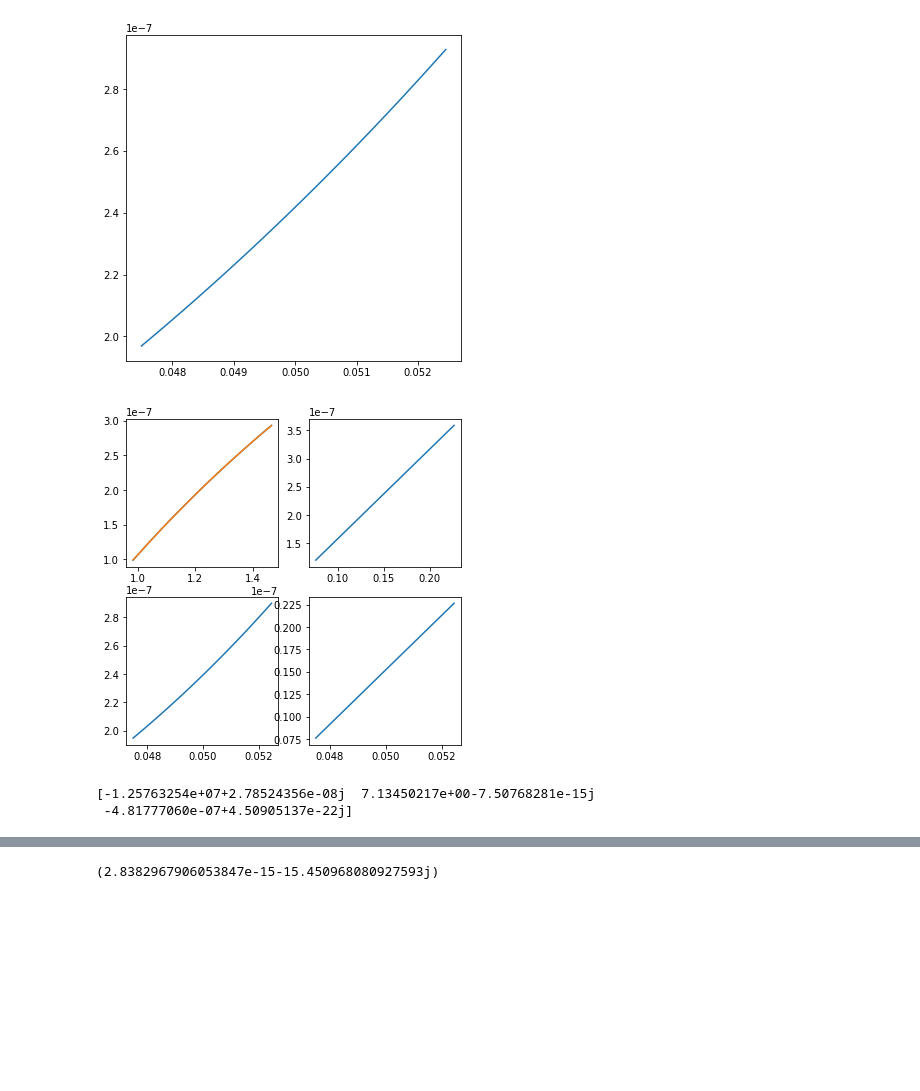
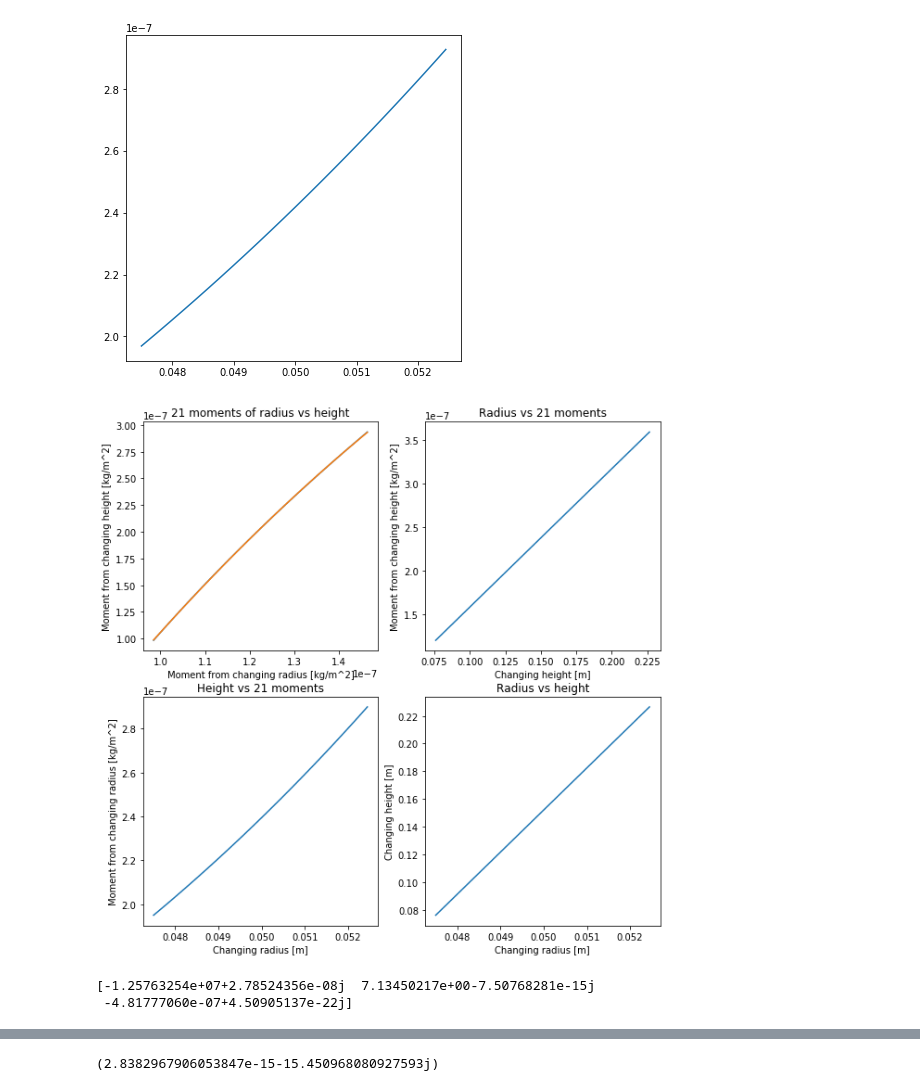
Before and after one commit to JoeyTurn/grav_physics, a Jupyter notebook: GravMomentCalculations.ipynb, the cells around one changed output, grey strips where cells are left out. Saved outputs shown, nothing was run; the diff lists cells and outputs as text; code cells hidden in the pictures; blank space fills up the shorter version.

```diff
--- a/GravMomentCalculations.ipynb
+++ b/GravMomentCalculations.ipynb
@@ -9,13 +9,13 @@ import matplotlib.pyplot as plt
 
 DENSITY = 2700 #aluminum density
 N = 400
-INNER_RAD = .0475
+INNER_RAD = .0475 #can change to make thicker & easier to machine
 OUTER_RAD = .05 #5cm is roughly 2in
 THICK = OUTER_RAD-INNER_RAD
 HEIGHT = .152 #roughly 6in
 BEAM_THICK = np.pi/10 #really beam half angle
 M_FACTOR = 1 #ignore for now
-MASS_SHIFTED_CIRCLE = (DENSITY*THICK*np.pi*(OUTER_RAD-INNER_RAD)**2)
+MASS_SHIFTED_CIRCLE = (DENSITY*THICK*np.pi*(OUTER_RAD-INNER_RAD)**2)/2
 MASS_BEAM = (DENSITY*BEAM_THICK/2*HEIGHT*(OUTER_RAD-INNER_RAD)**2)
 #MASS_LEFTOVER = int((1-M_FACTOR)*TOTAL_MASS) #ignore for now
 # %%
@@ -189,8 +194,10 @@ plt.show()
 
 #looking at both height and radius increments
 momentinc = []
+momentcompinc = []
 for i in range(len(OUTERRADINC)):
     momentplace = []
+    momentcompplace = []
     for j in range(len(HEIGHTINC)):
         #wedge(mass, r1, r2, thickness, half angle, nxy, nz)
         #combines two semicircles into one mass object, semicircles at +- OUTER_RAD/2
@@ -211,28 +218,43 @@ for i in range(len(OUTERRADINC)):
         #calculating moments
         totalmass = np.concatenate([wedgescombined, beamscombined])
         momentplace.append(p2m.qmoment(2, 1, totalmass))
+        momentcompplace.append(p2m.qmoments(2, totalmass))
 
         #printing will cause the output to be massive
-        #print(momentplace[j])
+        print(momentplace[j])
 
     momentinc.append(momentplace)
+    momentcompinc.append(momentcompplace)
 # %%
 #looking at relation between varying height and radius for moments
 
 momentarr = np.array(momentinc) #[j, :] is for changing height with rad j, [:, i] is for changing radius with height i
 
-fig, axs = plt.subplots(2, 2, figsize=(6, 6))
+fig, axs = plt.subplots(2, 2, figsize=(10, 10))
+
 axs[0, 0].plot(momentarr[:, 0], momentarr[0, :]) #plot of moment from changing radius vs moment from changing height
+axs[0, 0].set_title("21 moments of radius vs height")
+axs[0, 0].set_xlabel('Moment from changing radius [kg/m^2]')
+axs[0, 0].set_ylabel('Moment from changing height [kg/m^2]')
 axs[0, 1].plot(HEIGHTINC, momentarr[49, :]) #height changing plot
+axs[0, 1].set_title("Radius vs 21 moments")
+axs[0, 1].set_xlabel('Changing height [m]')
+axs[0, 1].set_ylabel('Moment from changing height [kg/m^2]')
 axs[1, 0].plot(OUTERRADINC, momentarr[:, 49]) #radius changing plot
+axs[1, 0].set_title("Height vs 21 moments")
+axs[1, 0].set_xlabel('Changing radius [m]')
+axs[1, 0].set_ylabel('Moment from changing radius [kg/m^2]')
 axs[1, 1].plot(OUTERRADINC, HEIGHTINC) #checking radius vs height
+axs[1, 1].set_title("Radius vs height")
+axs[1, 1].set_xlabel('Changing radius [m]')
+axs[1, 1].set_ylabel('Changing height [m]')
 
 slope = np.polyfit(momentarr[:, 0], momentarr[0, :], 2)
 X_ = np.linspace(momentarr[:, 0].min(), momentarr[:, 0].max(), 500)
 axs[0, 0].plot(X_, slope[0]*X_**2 + slope[1]*X_+slope[2])
 plt.show()
 print(slope)
 # %% [output]
-[figure, old version]
+[figure, new version]
 [-1.25763254e+07+2.78524356e-08j  7.13450217e+00-7.50768281e-15j
  -4.81777060e-07+4.50905137e-22j]
```
Also changed, not shown: parts of 4 cells of this notebook.
